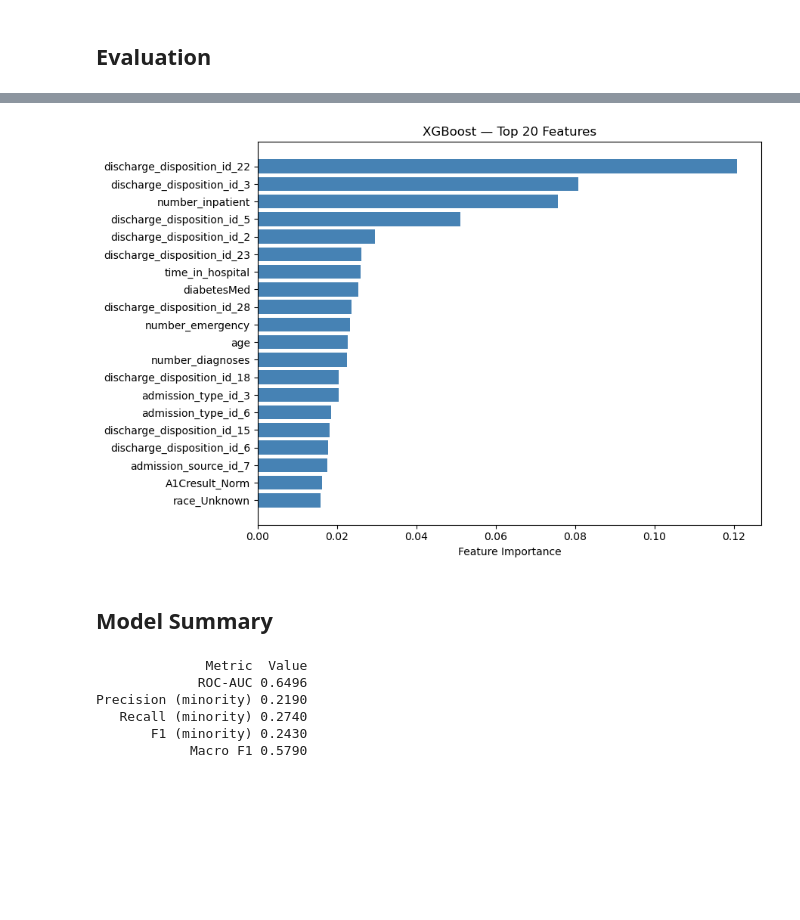
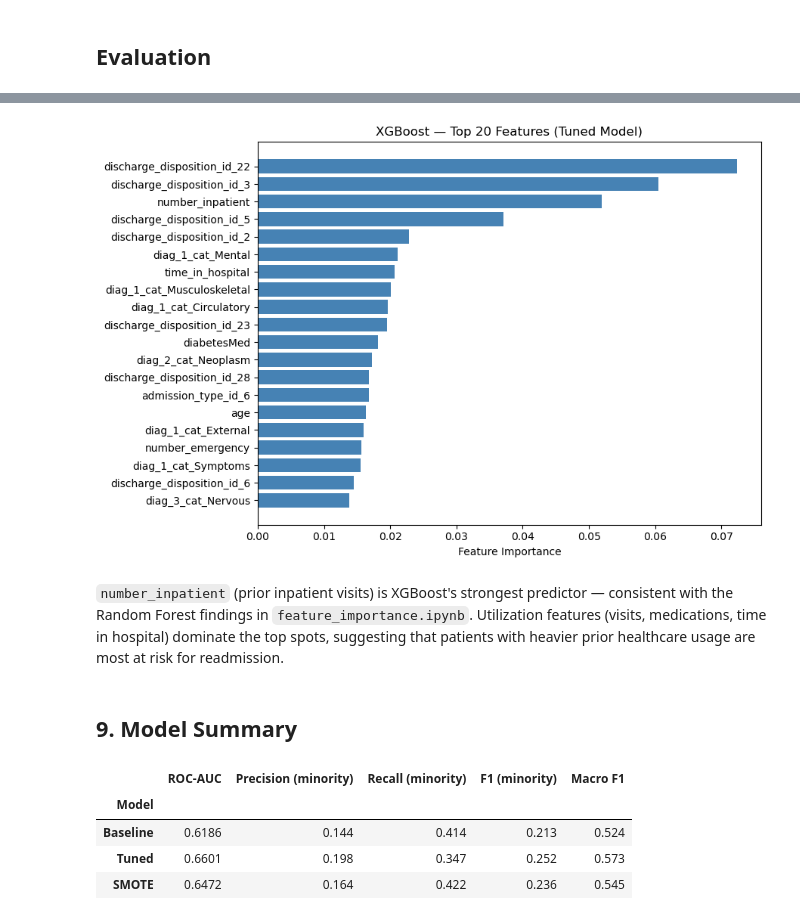
Before and after one commit to NafisaTas1414/DS4400_Final_Project, a Jupyter notebook: Models/xgboost_model.ipynb, the cells around one changed output, grey strips where cells are left out. Saved outputs shown, nothing was run; the diff lists cells and outputs as text; code cells hidden in the pictures; blank space fills up the shorter version.

```diff
--- a/Models/xgboost_model.ipynb
+++ b/Models/xgboost_model.ipynb
@@ -28,7 +32,5 @@ scale_pos_weight: 10.1
 # %%
-from sklearn.feature_selection import SelectFromModel
-
-# Use XGBoost's own feature importances to select features
+# Use XGBoost's own feature importances to select top features
 selector_xgb = XGBClassifier(
     scale_pos_weight=scale_pos_weight,
     eval_metric='logloss',
@@ -36,11 +38,11 @@ selector_xgb = XGBClassifier(
     n_jobs=-1,
 )
 selector = SelectFromModel(selector_xgb, threshold="mean")
-selector.fit(X_train, y_train)
+selector.fit(X_train_full, y_train)
 
-top_features = X_train.columns[selector.get_support()].tolist()
-X_train = X_train[top_features]
-X_test  = X_test[top_features]
+top_features = X_train_full.columns[selector.get_support()].tolist()
+X_train_top = X_train_full[top_features]
+X_test_top  = X_test_full[top_features]
 
-print(f"Using {len(top_features)} features: {top_features}")
+print(f"Using {len(top_features)} / {X_train_full.shape[1]} features")
 # %% [output]
@@ -47,0 +54,16 @@ Using 44 features: ['age', 'time_in_hospital', 'num_lab_procedures', 'num_proced
+# %%
+# Plain XGBClassifier, all features, default threshold 0.5
+baseline = XGBClassifier(
+    scale_pos_weight=scale_pos_weight,
+    eval_metric='logloss',
+    random_state=42,
+    n_jobs=-1,
+)
+baseline.fit(X_train_full, y_train)
+
+base_pred_prob = baseline.predict_proba(X_test_full)[:, 1]
+base_pred      = baseline.predict(X_test_full)
+
+print('Baseline Classification Report (threshold=0.5):')
+print(classification_report(y_test, base_pred, target_names=['Not Readmitted', 'Readmitted <30']))
+print(f'ROC-AUC: {roc_auc_score(y_test, base_pred_prob):.4f}')
@@ -75,7 +111,7 @@ search = RandomizedSearchCV(
     n_jobs=-1,
     verbose=1,
 )
-search.fit(X_train, y_train)
+search.fit(X_train_top, y_train)
 
 print(f'\nBest CV ROC-AUC: {search.best_score_:.4f}')
 print('Best params:', search.best_params_)
@@ -169,38 +322,44 @@ plt.show()
 # %%
 imp_df = (
-    pd.DataFrame({'feature': X_train.columns, 'importance': model.feature_importances_})
+    pd.DataFrame({'feature': X_train_top.columns, 'importance': model.feature_importances_})
     .sort_values('importance', ascending=False)
     .head(20)
     .reset_index(drop=True)
 )
 
 fig, ax = plt.subplots(figsize=(9, 6))
 ax.barh(imp_df['feature'][::-1], imp_df['importance'][::-1], color='steelblue')
 ax.set_xlabel('Feature Importance')
-ax.set_title('XGBoost — Top 20 Features')
+ax.set_title('XGBoost — Top 20 Features (Tuned Model)')
 plt.tight_layout()
 plt.savefig('../Results/XGB_Results/feature_importance_xgb.png', dpi=150)
 plt.show()
 # %% [output]
-[figure, old version]
+[figure, new version]
+# %% [markdown]
+`number_inpatient` (prior inpatient visits) is XGBoost's strongest predictor — consistent with the Random Forest findings in `feature_importance.ipynb`. Utilization features (visits, medications, time in hospital) dominate the top spots, suggesting that patients with heavier prior healthcare usage are most at risk for readmission.
 # %% [markdown]
-## Model Summary
+## 9. Model Summary
 # %%
-summary = pd.DataFrame({
-    'Metric': ['ROC-AUC', 'Precision (minority)', 'Recall (minority)', 'F1 (minority)', 'Macro F1'],
-    'Value': [
-        round(roc_auc_score(y_test, y_pred_prob), 4),
-        round(precision_score(y_test, y_pred_best, pos_label=1, zero_division=0), 3),
-        round(recall_score(y_test, y_pred_best), 3),
-        round(f1_score(y_test, y_pred_best, pos_label=1, zero_division=0), 3),
-        round(f1_score(y_test, y_pred_best, average='macro', zero_division=0), 3),
-    ]
-})
-print(summary.to_string(index=False))
+metrics_rows = []
+for name, probs, preds in [
+    ('Baseline', base_pred_prob,  base_pred),
+    ('Tuned',    y_pred_prob,     y_pred_best),
+    ('SMOTE',    smote_pred_prob, smote_pred_best),
+]:
+    metrics_rows.append({
+        'Model':                name,
+        'ROC-AUC':              round(roc_auc_score(y_test, probs), 4),
+        'Precision (minority)': round(precision_score(y_test, preds, pos_label=1, zero_division=0), 3),
+        'Recall (minority)':    round(recall_score(y_test, preds), 3),
+        'F1 (minority)':        round(f1_score(y_test, preds, pos_label=1, zero_division=0), 3),
+        'Macro F1':             round(f1_score(y_test, preds, average='macro', zero_division=0), 3),
+    })
+
+pd.DataFrame(metrics_rows).set_index('Model')
 # %% [output]
-              Metric  Value
-             ROC-AUC 0.6496
-Precision (minority) 0.2190
-   Recall (minority) 0.2740
-       F1 (minority) 0.2430
-            Macro F1 0.5790
+|  | ROC-AUC | Precision (minority) | Recall (minority) | F1 (minority) | Macro F1 |
+| Model |  |  |  |  |  |
+| Baseline | 0.6186 | 0.144 | 0.414 | 0.213 | 0.524 |
+| Tuned | 0.6601 | 0.198 | 0.347 | 0.252 | 0.573 |
+| SMOTE | 0.6472 | 0.164 | 0.422 | 0.236 | 0.545 |
```
Also changed, not shown: parts of 29 cells of this notebook, 24 other files.
